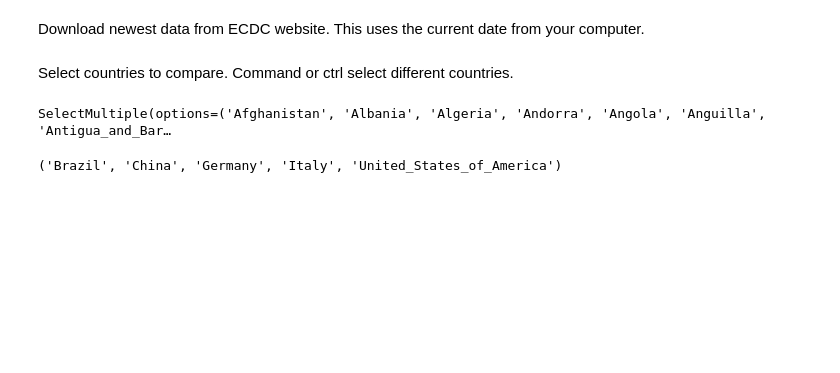
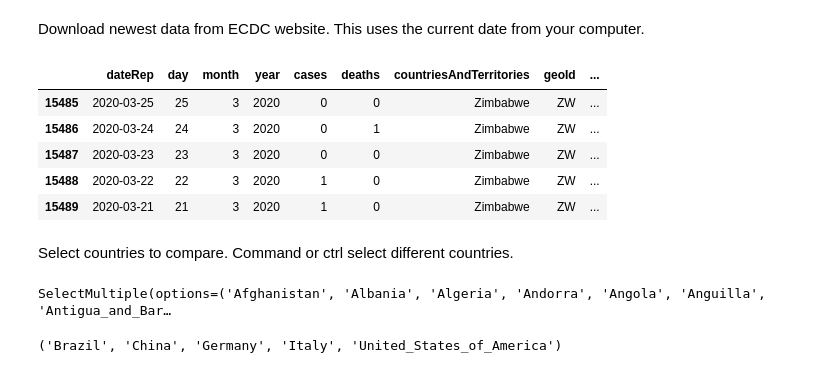
Before and after one commit to mavezum/Covid19-Analysis, a Jupyter notebook: CoronaData.ipynb, the cells around one changed output. Cells and saved outputs as stored; diff of their text form; code cells hidden in the pictures; blank space fills up the shorter version.

```diff
--- a/CoronaData.ipynb
+++ b/CoronaData.ipynb
@@ -19,7 +19,14 @@ with open(fname, 'wb') as f:
     f.write(r.content)
 # %%
 totalData = pd.read_excel(fname)
-#totalData.tail()
+totalData.tail()
+# %% [output]
+|  | dateRep | day | month | year | cases | deaths | countriesAndTerritories | geoId | ... |
+| 15485 | 2020-03-25 | 25 | 3 | 2020 | 0 | 0 | Zimbabwe | ZW | ... |
+| 15486 | 2020-03-24 | 24 | 3 | 2020 | 0 | 1 | Zimbabwe | ZW | ... |
+| 15487 | 2020-03-23 | 23 | 3 | 2020 | 0 | 0 | Zimbabwe | ZW | ... |
+| 15488 | 2020-03-22 | 22 | 3 | 2020 | 1 | 0 | Zimbabwe | ZW | ... |
+| 15489 | 2020-03-21 | 21 | 3 | 2020 | 1 | 0 | Zimbabwe | ZW | ... |
 # %% [markdown]
 Select countries to compare. Command or ctrl select different countries.
 # %%
```
Also changed, not shown: parts of 6 cells of this notebook.
